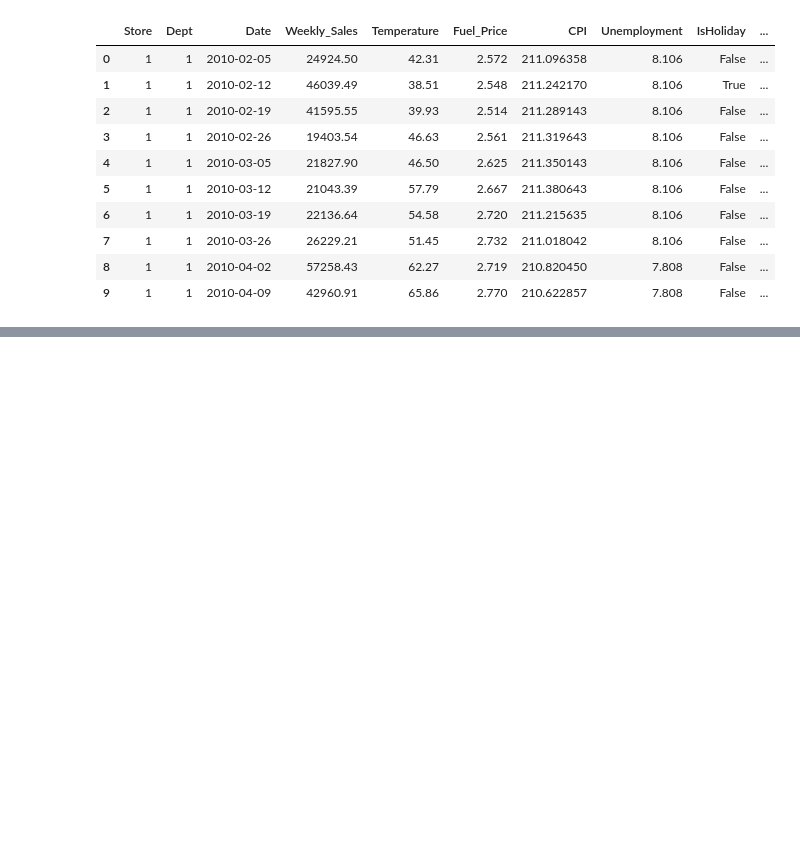
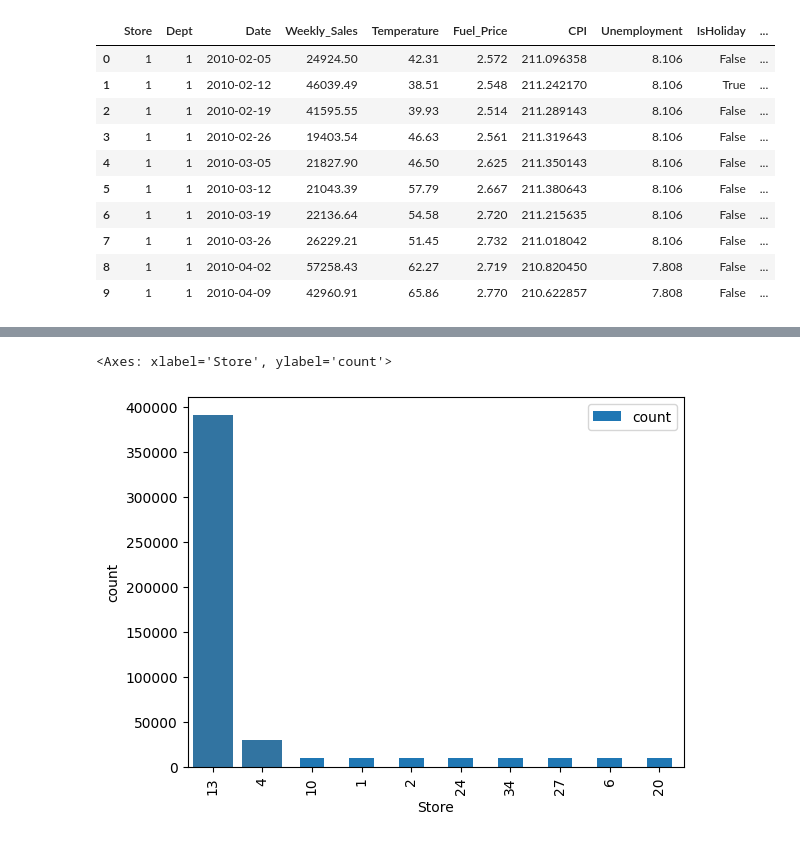
Before and after one commit to BUFONJOKER/ml-ds-internship, a Jupyter notebook: Task2/Task_2_wallmart_sales_forecasting_model.ipynb, the cells around one changed output, grey strips where cells are left out. Saved outputs shown, nothing was run; the diff lists cells and outputs as text; code cells hidden in the pictures; blank space fills up the shorter version.

```diff
--- a/Task2/Task_2_wallmart_sales_forecasting_model.ipynb
+++ b/Task2/Task_2_wallmart_sales_forecasting_model.ipynb
@@ -276,0 +421,6 @@ dtype: object
+# %%
+df['Store'].value_counts().head(10).plot(kind='bar')
+sns.countplot(x='IsHoliday', data=df)
+# %% [output]
+<Axes: xlabel='Store', ylabel='count'>
+[figure, added]
```
Also changed, not shown: parts of 105 cells of this notebook, 2 other files.
